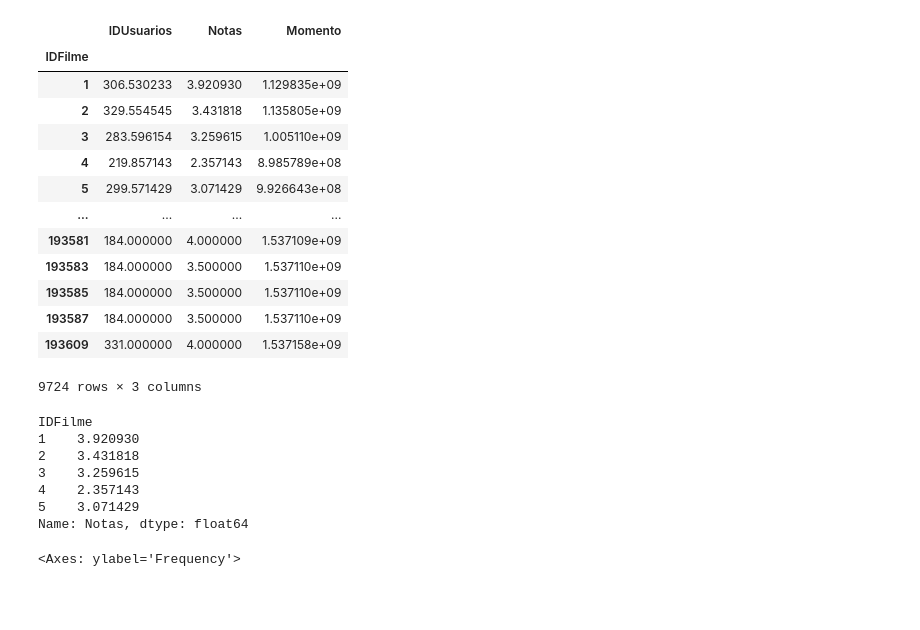
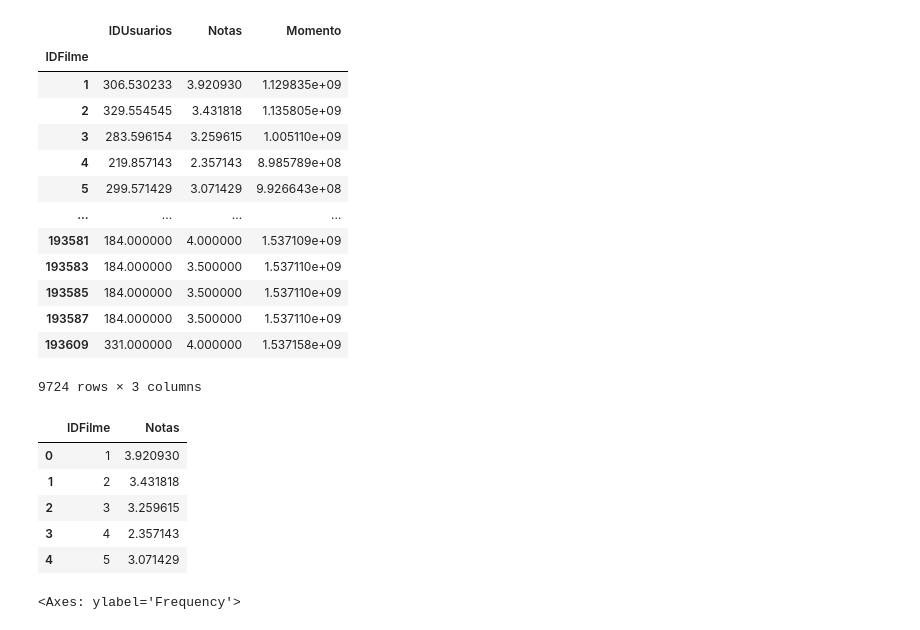
Before and after one commit to GeorgesBallister/Atividade-1-Python-para-DS-Individual-Estudo-Data-Science, a Jupyter notebook: ProjetoMovieLensFaculdade.ipynb, the cells around one changed output. Drawn from its saved outputs; the diff is of its cells as text; code cells hidden in the pictures; blank space fills up the shorter version.

```diff
--- a/ProjetoMovieLensFaculdade.ipynb
+++ b/ProjetoMovieLensFaculdade.ipynb
@@ -110,15 +115,14 @@ notasDS.groupby("IDFilme").mean()
 | 193609 | 331.000000 | 4.000000 | 1.537158e+09 |
 9724 rows × 3 columns
 # %%
-medias_por_filme = notasDS.groupby("IDFilme").mean()["Notas"]
+medias_por_filme = notasDS.groupby("IDFilme").mean()["Notas"].reset_index()
 # Neste trecho estamos extraindo apenas o valor da coluna [Notas] e o salvando dentro de um outro objeto dataset (medias_por_filme), pois não vai fazer sentido algum calcular a media di [IDUsuarios] e do [Momento], Porque são valores que não devem possuir qualquer operação
 medias_por_filme.head() # Aqui vamos vizualizar
 # %% [output]
-IDFilme
-1    3.920930
-2    3.431818
-3    3.259615
-4    2.357143
-5    3.071429
-Name: Notas, dtype: float64
+|  | IDFilme | Notas |
+| 0 | 1 | 3.920930 |
+| 1 | 2 | 3.431818 |
+| 2 | 3 | 3.259615 |
+| 3 | 4 | 2.357143 |
+| 4 | 5 | 3.071429 |
 # %%
```
Also changed, not shown: parts of 13 cells of this notebook, 1 other file.
